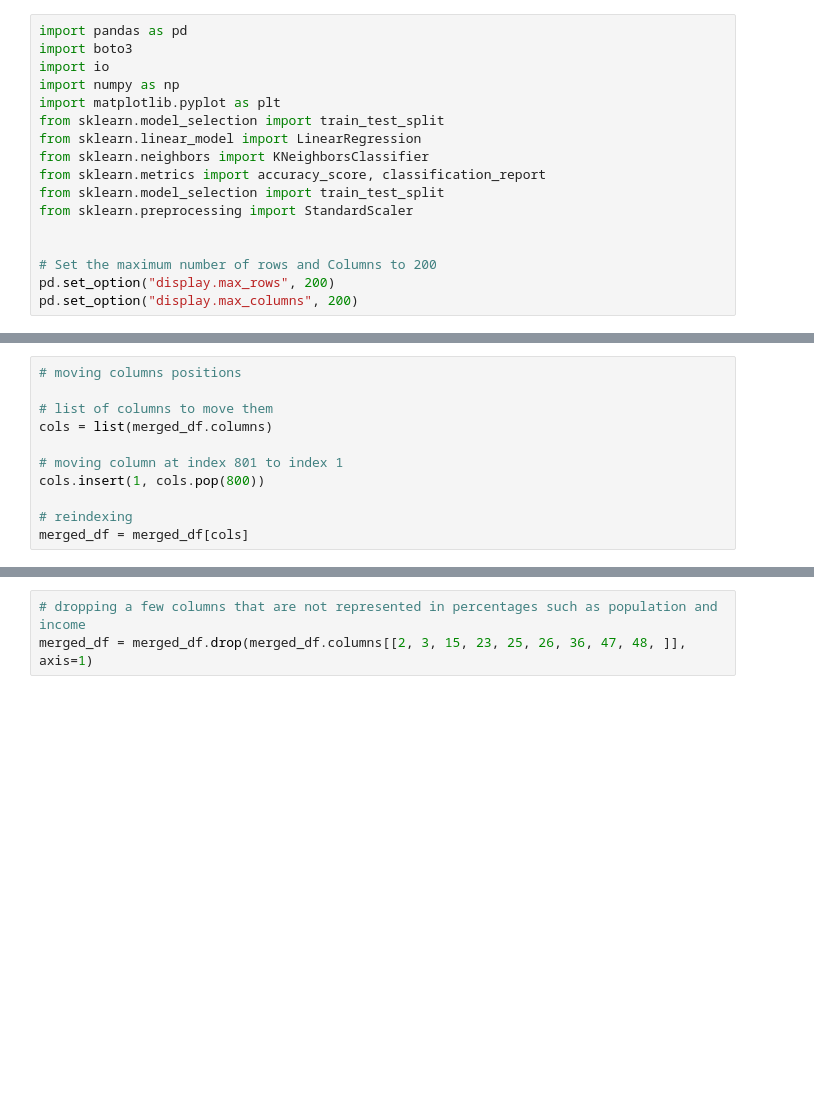
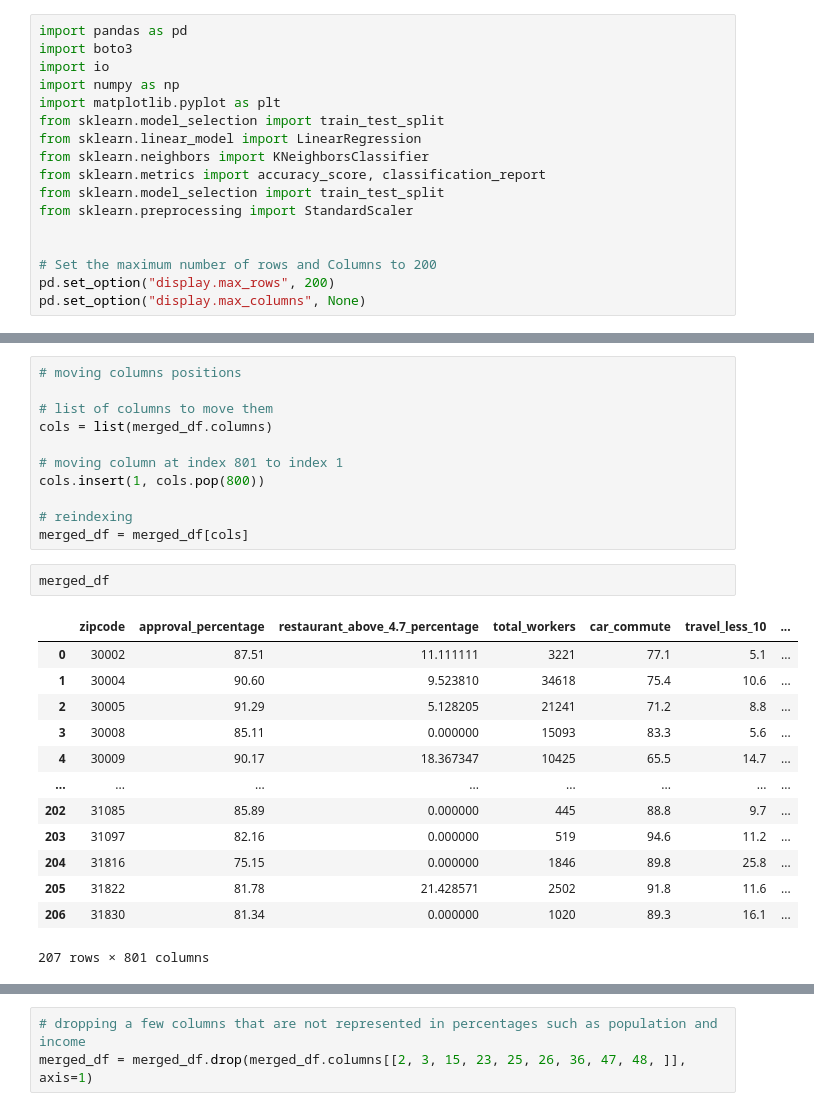
Before and after one commit to schmeeed/capstone, a Jupyter notebook: notebooks/KNN.ipynb, the cells around one changed output, grey strips where cells are left out. Saved outputs shown, nothing was run; the diff lists cells and outputs as text; blank space fills up the shorter version.

```diff
--- a/notebooks/KNN.ipynb
+++ b/notebooks/KNN.ipynb
@@ -14,7 +14,7 @@ from sklearn.preprocessing import StandardScaler
 
 # Set the maximum number of rows and Columns to 200
 pd.set_option("display.max_rows", 200)
-pd.set_option("display.max_columns", 200)
+pd.set_option("display.max_columns", None)
 # %%
 s3R = boto3.resource("s3")
 s3 = boto3.client("s3")
@@ -88,6 +88,22 @@ cols.insert(1, cols.pop(800))
 
 # reindexing
 merged_df = merged_df[cols]
+# %%
+merged_df
+# %% [output]
+|  | zipcode | approval_percentage | restaurant_above_4.7_percentage | total_workers | car_commute | travel_less_10 | ... |
+| 0 | 30002 | 87.51 | 11.111111 | 3221 | 77.1 | 5.1 | ... |
+| 1 | 30004 | 90.60 | 9.523810 | 34618 | 75.4 | 10.6 | ... |
+| 2 | 30005 | 91.29 | 5.128205 | 21241 | 71.2 | 8.8 | ... |
+| 3 | 30008 | 85.11 | 0.000000 | 15093 | 83.3 | 5.6 | ... |
+| 4 | 30009 | 90.17 | 18.367347 | 10425 | 65.5 | 14.7 | ... |
+| ... | ... | ... | ... | ... | ... | ... | ... |
+| 202 | 31085 | 85.89 | 0.000000 | 445 | 88.8 | 9.7 | ... |
+| 203 | 31097 | 82.16 | 0.000000 | 519 | 94.6 | 11.2 | ... |
+| 204 | 31816 | 75.15 | 0.000000 | 1846 | 89.8 | 25.8 | ... |
+| 205 | 31822 | 81.78 | 21.428571 | 2502 | 91.8 | 11.6 | ... |
+| 206 | 31830 | 81.34 | 0.000000 | 1020 | 89.3 | 16.1 | ... |
+207 rows × 801 columns
 # %%
 # looking at column names and corrosponding numbers
 
```
Also changed, not shown: parts of 19 cells of this notebook, 1 other file.
